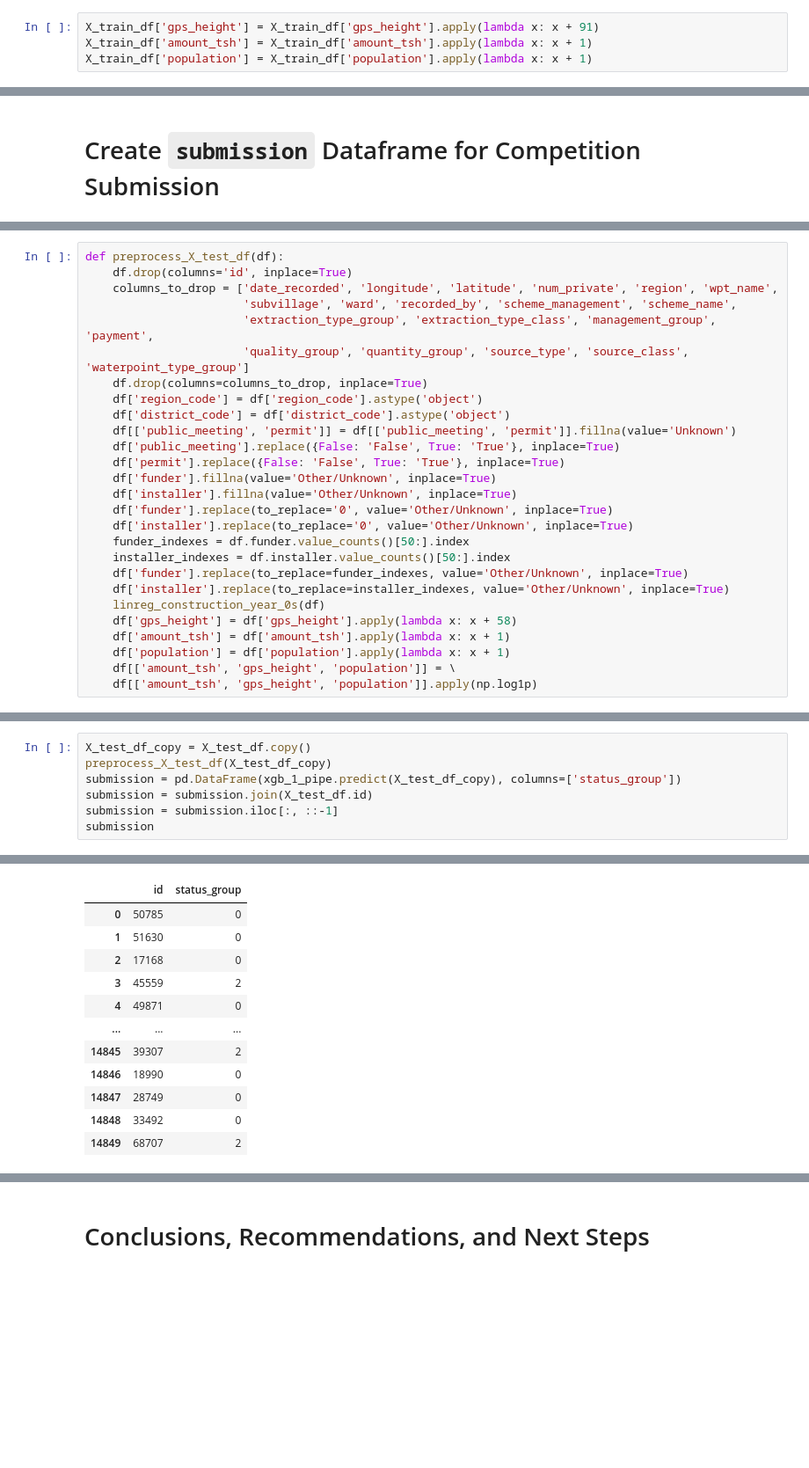
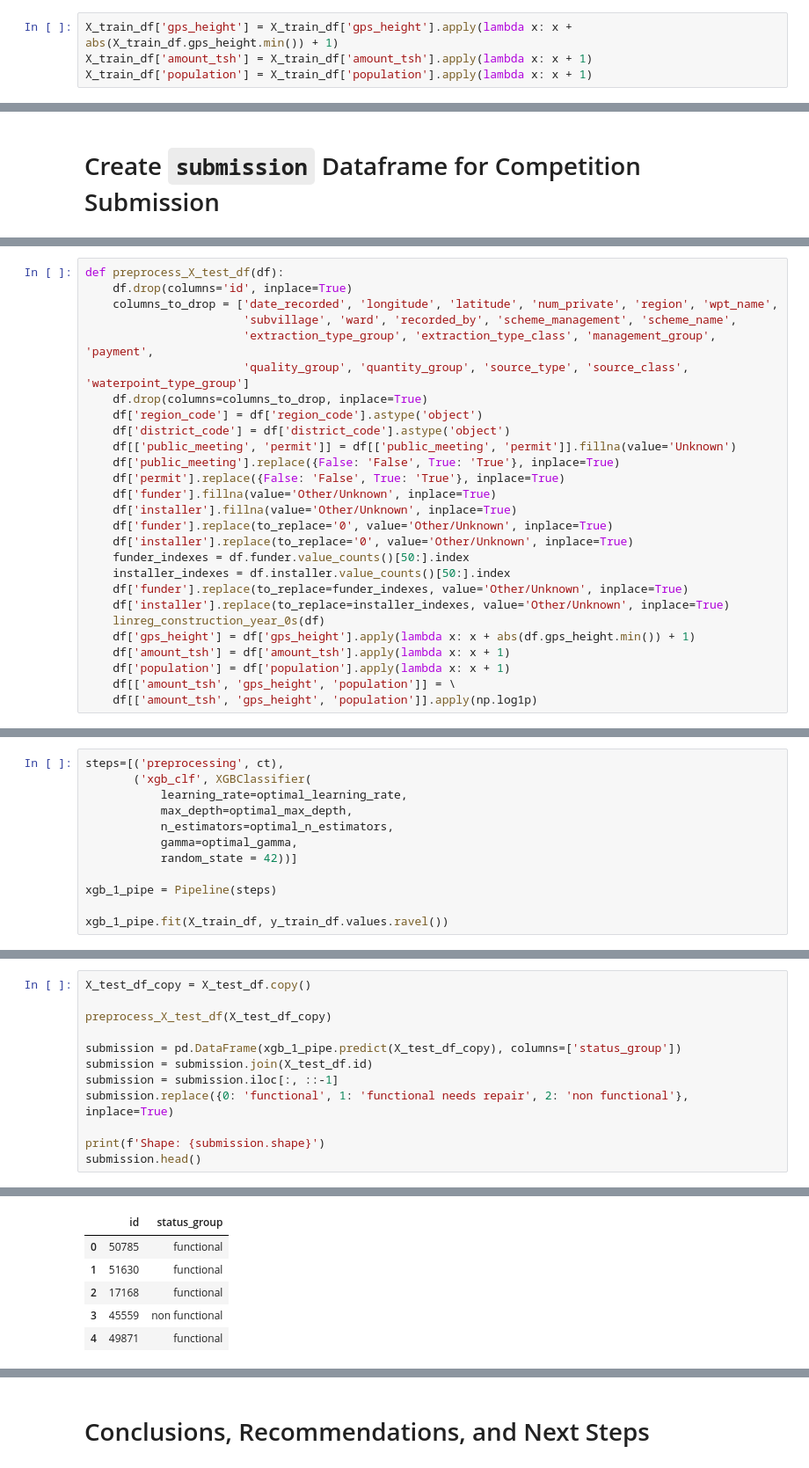
Before and after one commit to rjpost20/Classification-Project, a Jupyter notebook: Water Pump Classification Model.ipynb, the cells around one changed output, grey strips where cells are left out. Shown at 88% size. Cells and saved outputs as stored; diff of their text form; blank space fills up the shorter version.

```diff
--- a/Water Pump Classification Model.ipynb
+++ b/Water Pump Classification Model.ipynb
@@ -606,7 +606,7 @@ X_train_df.gps_height.value_counts().sort_index()[:5]
 -55    1
 Name: gps_height, dtype: int64
 # %%
-X_train_df['gps_height'] = X_train_df['gps_height'].apply(lambda x: x + 91)
+X_train_df['gps_height'] = X_train_df['gps_height'].apply(lambda x: x + abs(X_train_df.gps_height.min()) + 1)
 X_train_df['amount_tsh'] = X_train_df['amount_tsh'].apply(lambda x: x + 1)
 X_train_df['population'] = X_train_df['population'].apply(lambda x: x + 1)
 # %%
@@ -2082,7 +2084,7 @@ def preprocess_X_test_df(df):
     df['funder'].replace(to_replace=funder_indexes, value='Other/Unknown', inplace=True)
     df['installer'].replace(to_replace=installer_indexes, value='Other/Unknown', inplace=True)
     linreg_construction_year_0s(df)
-    df['gps_height'] = df['gps_height'].apply(lambda x: x + 58)
+    df['gps_height'] = df['gps_height'].apply(lambda x: x + abs(df.gps_height.min()) + 1)
     df['amount_tsh'] = df['amount_tsh'].apply(lambda x: x + 1)
     df['population'] = df['population'].apply(lambda x: x + 1)
     df[['amount_tsh', 'gps_height', 'population']] = \
@@ -2089,0 +2094,12 @@ def preprocess_X_test_df(df):
+# %%
+steps=[('preprocessing', ct),
+       ('xgb_clf', XGBClassifier(
+           learning_rate=optimal_learning_rate,
+           max_depth=optimal_max_depth,
+           n_estimators=optimal_n_estimators,
+           gamma=optimal_gamma,
+           random_state = 42))]
+
+xgb_1_pipe = Pipeline(steps)
+
+xgb_1_pipe.fit(X_train_df, y_train_df.values.ravel())
@@ -2090,8 +2139,13 @@ def preprocess_X_test_df(df):
 # %%
 X_test_df_copy = X_test_df.copy()
+
 preprocess_X_test_df(X_test_df_copy)
+
 submission = pd.DataFrame(xgb_1_pipe.predict(X_test_df_copy), columns=['status_group'])
 submission = submission.join(X_test_df.id)
 submission = submission.iloc[:, ::-1]
-submission
+submission.replace({0: 'functional', 1: 'functional needs repair', 2: 'non functional'}, inplace=True)
+
+print(f'Shape: {submission.shape}')
+submission.head()
 # %% [output]
@@ -2098,12 +2153,6 @@ submission
 |  | id | status_group |
-| 0 | 50785 | 0 |
-| 1 | 51630 | 0 |
-| 2 | 17168 | 0 |
-| 3 | 45559 | 2 |
-| 4 | 49871 | 0 |
-| ... | ... | ... |
-| 14845 | 39307 | 2 |
-| 14846 | 18990 | 0 |
-| 14847 | 28749 | 0 |
-| 14848 | 33492 | 0 |
-| 14849 | 68707 | 2 |
+| 0 | 50785 | functional |
+| 1 | 51630 | functional |
+| 2 | 17168 | functional |
+| 3 | 45559 | non functional |
+| 4 | 49871 | functional |
```
Also changed, not shown: parts of 16 cells of this notebook.
